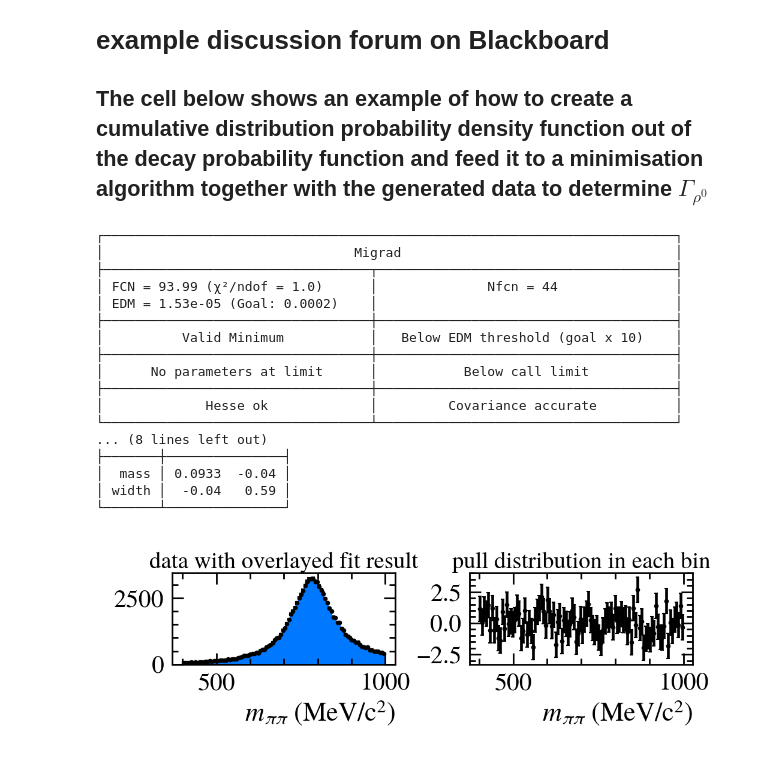
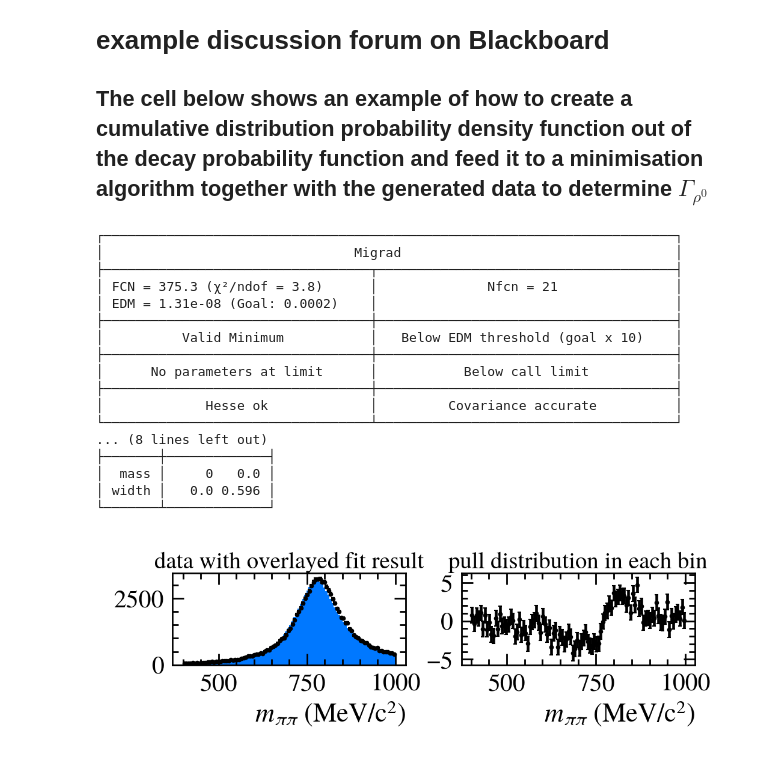
Before and after one commit to kap01/PHYS30046_Coursework, a Jupyter notebook: particle_project_example.ipynb, the cells around one changed output. Saved outputs shown, nothing was run; the diff lists cells and outputs as text; code cells hidden in the pictures.

Commit message:
show how to fix a parameter in the fit

```diff
--- a/particle_project_example.ipynb
+++ b/particle_project_example.ipynb
@@ -95,7 +95,9 @@ names = ["mass", "width"]
 cost = BinnedNLL(hist, bin_edges, gamma_cdf,name=names)
 
 # Initialises the minimisation algorithm and takes starting values of the parameters we are fitting for
-m = Minuit(cost, mass=770,width=150)
+m = Minuit(cost, mass=775,width=150)
+m.fixed['mass']=True # fixes the mass variable in the fit ie the likelihood will not
+                     # note that the parameter will be fixed to whatever initial value you chose
 m.print_level = 0
 migrad = m.migrad() # finds minimum of binned negative log likelihood function
 hesse  = m.hesse()   # accurately computes uncertainties
@@ -103,37 +105,37 @@ print(hesse)      # print the fit result
 
 # visualise the result of the fit. The points are the original histogrammed values
 # and the blue histogram represents the binned function resulting from the fit to the histogram.
 pred    = cost.prediction(m.values)
 fig, ax = plt.subplots(1,2,figsize=(10, 3), constrained_layout=True)
 plt.sca(ax[0])
 plt.title("data with overlayed fit result")
 ax[0].set_xlabel("$m_{\pi\pi}$ (MeV/c$^2$)")
 cx = 0.5*(bin_edges[1:]+bin_edges[:-1])
 plt.errorbar(cx,hist, errors, fmt="ok",markersize=4)
 plt.stairs(pred, bin_edges, fill=True)
 
 # the pull is defined for each histogram bin as: (N_{predicted}-N_{observed})/\sigma_{predicted}
 pulls    = cost.pulls(m.values)
 plt.sca(ax[1])
 plt.title("pull distribution in each bin")
 ax[1].set_xlabel("$m_{\pi\pi}$ (MeV/c$^2$)")
 plt.errorbar(cx, pulls, 1, fmt="ok",markersize=4);
 # %% [output]
 ┌─────────────────────────────────────────────────────────────────────────┐
 │                                Migrad                                   │
 ├──────────────────────────────────┬──────────────────────────────────────┤
-│ FCN = 93.99 (χ²/ndof = 1.0)      │              Nfcn = 44               │
-│ EDM = 1.53e-05 (Goal: 0.0002)    │                                      │
+│ FCN = 375.3 (χ²/ndof = 3.8)      │              Nfcn = 21               │
+│ EDM = 1.31e-08 (Goal: 0.0002)    │                                      │
 ├──────────────────────────────────┼──────────────────────────────────────┤
 │          Valid Minimum           │   Below EDM threshold (goal x 10)    │
 ├──────────────────────────────────┼──────────────────────────────────────┤
 │      No parameters at limit      │           Below call limit           │
 ├──────────────────────────────────┼──────────────────────────────────────┤
 │             Hesse ok             │         Covariance accurate          │
 └──────────────────────────────────┴──────────────────────────────────────┘
 ... (8 lines left out)
-├───────┼───────────────┤
-│  mass │ 0.0933  -0.04 │
-│ width │  -0.04   0.59 │
-└───────┴───────────────┘
+├───────┼─────────────┤
+│  mass │     0   0.0 │
+│ width │   0.0 0.596 │
+└───────┴─────────────┘
-[figure, old version]
+[figure, new version]
```
Also changed, not shown: parts of 1 cell of this notebook, 1 other file.
